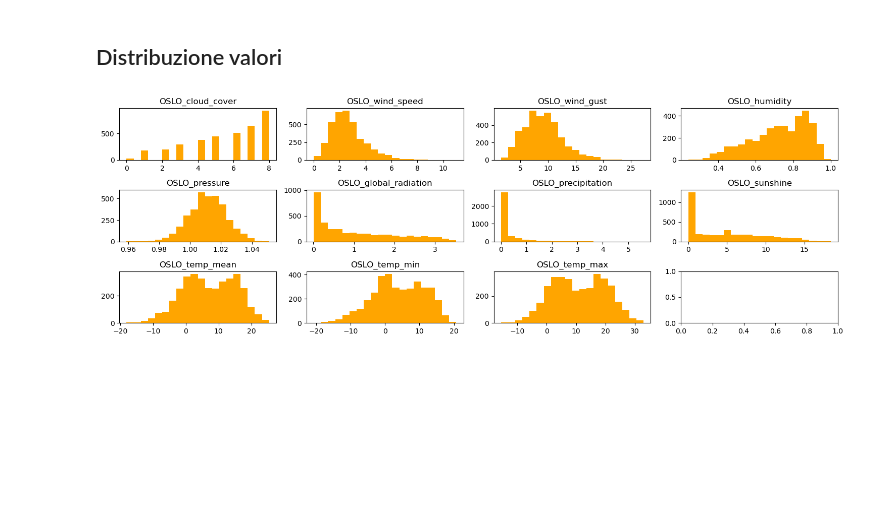
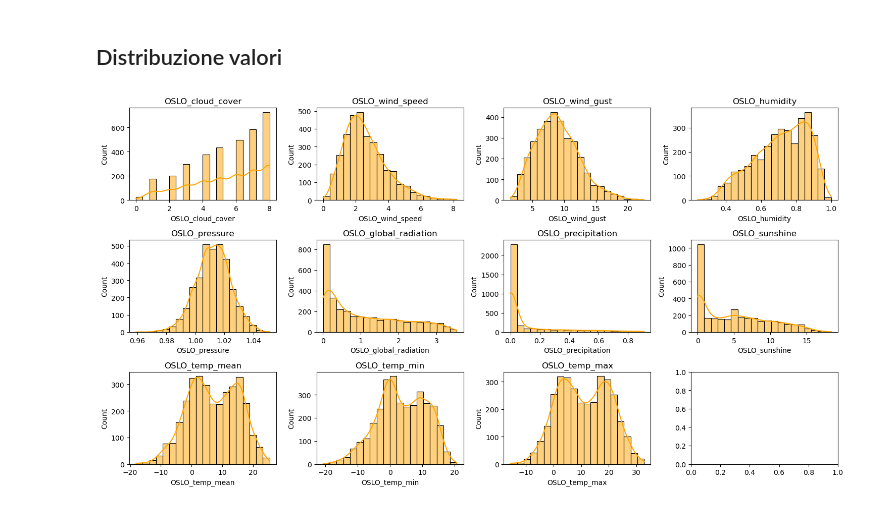
Before and after one commit to aka-buccia/progetto-statistica, a Jupyter notebook: reports/report.ipynb, the cells around one changed output. Saved outputs shown, nothing was run; the diff lists cells and outputs as text; code cells hidden in the pictures; blank space fills up the shorter version.

```diff
--- a/reports/report.ipynb
+++ b/reports/report.ipynb
@@ -193,7 +193,7 @@ DATE type: int64.
 # %%
 #BoxPlot delle colonne numeriche per individuazione outliers
 #Viene scelta una distribuzione su 3 righe e 4 colonne perchè il numero massimo di features metereologiche è 11
-fig, axes = plt.subplots(nrows=3, ncols=4, figsize=(15, 5))
+fig, axes = plt.subplots(nrows=3, ncols=4, figsize=(15, 8))
 
 for i, colonna in enumerate(colonne_numeriche):
     ax = axes[i // 4, i % 4]
@@ -268,15 +268,15 @@ Escludiamo gli outliers sospetti (distanza dal centro superiore a 3 volte l'ampi
 ## Distribuzione valori
 # %%
 #Distribuzione valori colonne numeriche
-fig, axes = plt.subplots(nrows=3, ncols=4, figsize=(15, 5))
+fig, axes = plt.subplots(nrows=3, ncols=4, figsize=(15, 8))
 
 
 for i, colonna in enumerate(colonne_numeriche):
     ax = axes[i // 4, i % 4]
-    ax.hist(df[colonna], bins = 20, color="orange")
+    sns.histplot(df[colonna], kde = True, bins = 20, color="orange", ax = ax)
     ax.set_title(f"{colonna}")
 
 plt.tight_layout()
 plt.show()
 # %% [output]
-[figure, old version]
+[figure, new version]
```
Also changed, not shown: parts of 21 cells of this notebook, 1 other file.
